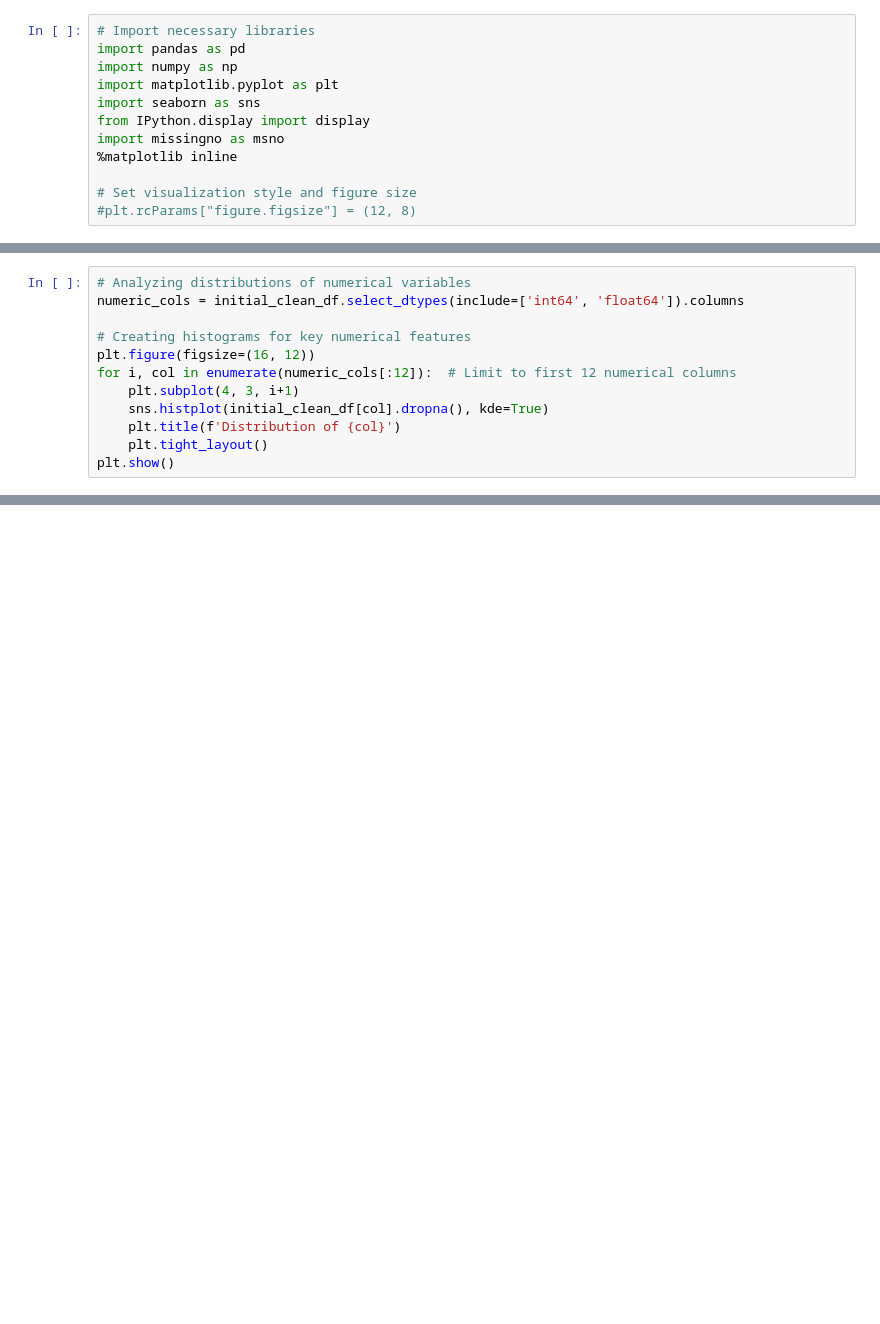
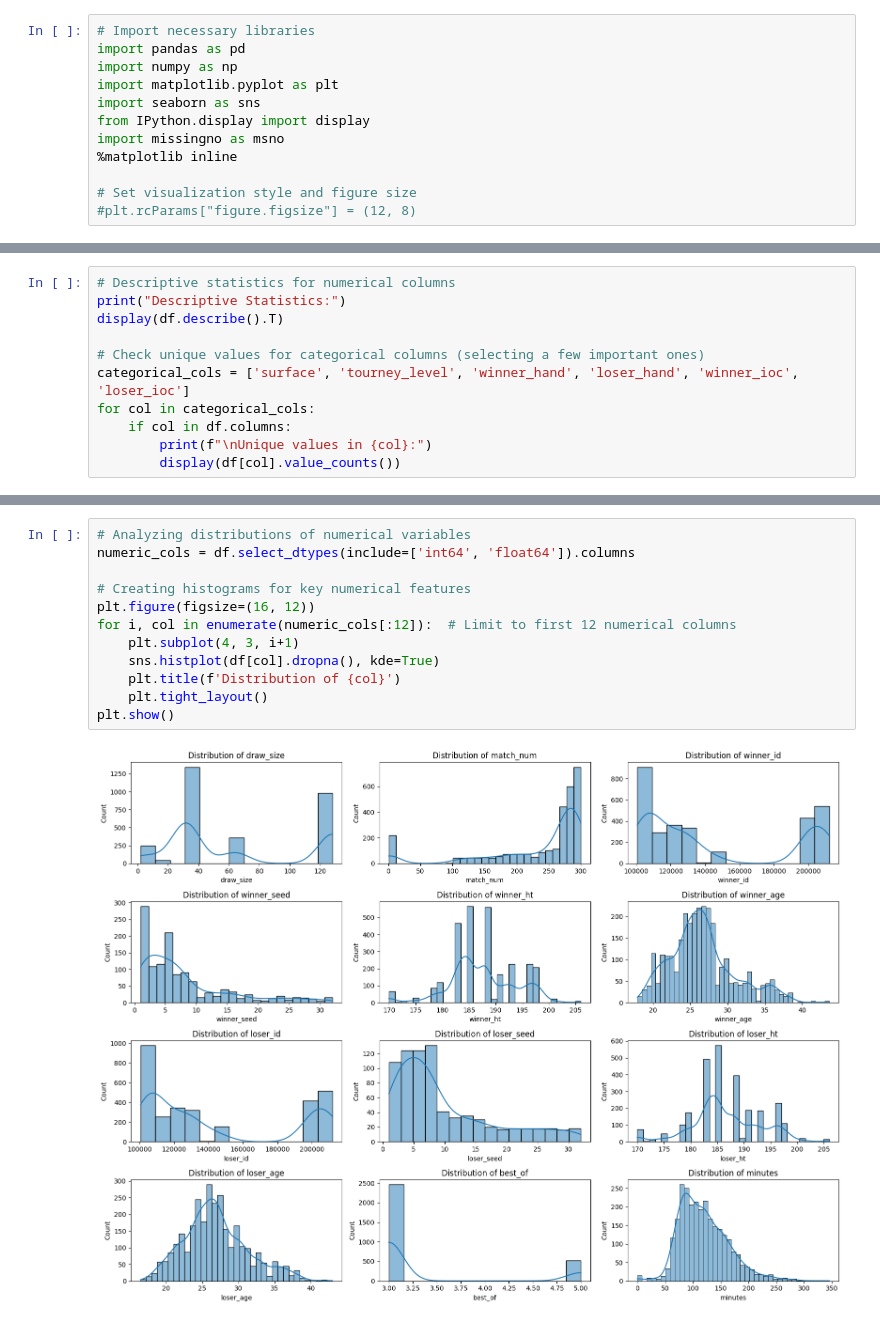
Before and after one commit to davialmeida135/TesteAirflow, a Jupyter notebook: officialproject/dags/data/explore.ipynb, the cells around one changed output, grey strips where cells are left out. Saved outputs shown, nothing was run; the diff lists cells and outputs as text; blank space fills up the shorter version.

```diff
--- a/officialproject/dags/data/explore.ipynb
+++ b/officialproject/dags/data/explore.ipynb
@@ -237,12 +14,0 @@ Name: count, Length: 75, dtype: int64
-# %%
-# Analyzing distributions of numerical variables
-numeric_cols = initial_clean_df.select_dtypes(include=['int64', 'float64']).columns
-
-# Creating histograms for key numerical features
-plt.figure(figsize=(16, 12))
-for i, col in enumerate(numeric_cols[:12]):  # Limit to first 12 numerical columns
-    plt.subplot(4, 3, i+1)
-    sns.histplot(initial_clean_df[col].dropna(), kde=True)
-    plt.title(f'Distribution of {col}')
-    plt.tight_layout()
-plt.show()
@@ -508,0 +123,11 @@ Summary of Data Exploration:
+# %%
+# Descriptive statistics for numerical columns
+print("Descriptive Statistics:")
+display(df.describe().T)
+
+# Check unique values for categorical columns (selecting a few important ones)
+categorical_cols = ['surface', 'tourney_level', 'winner_hand', 'loser_hand', 'winner_ioc', 'loser_ioc']
+for col in categorical_cols:
+    if col in df.columns:
+        print(f"\nUnique values in {col}:")
+        display(df[col].value_counts())
@@ -508,0 +207,14 @@ Summary of Data Exploration:
+# %%
+# Analyzing distributions of numerical variables
+numeric_cols = df.select_dtypes(include=['int64', 'float64']).columns
+
+# Creating histograms for key numerical features
+plt.figure(figsize=(16, 12))
+for i, col in enumerate(numeric_cols[:12]):  # Limit to first 12 numerical columns
+    plt.subplot(4, 3, i+1)
+    sns.histplot(df[col].dropna(), kde=True)
+    plt.title(f'Distribution of {col}')
+    plt.tight_layout()
+plt.show()
+# %% [output]
+[figure, added]
```
Also changed, not shown: parts of 36 cells of this notebook, 8 other files.
